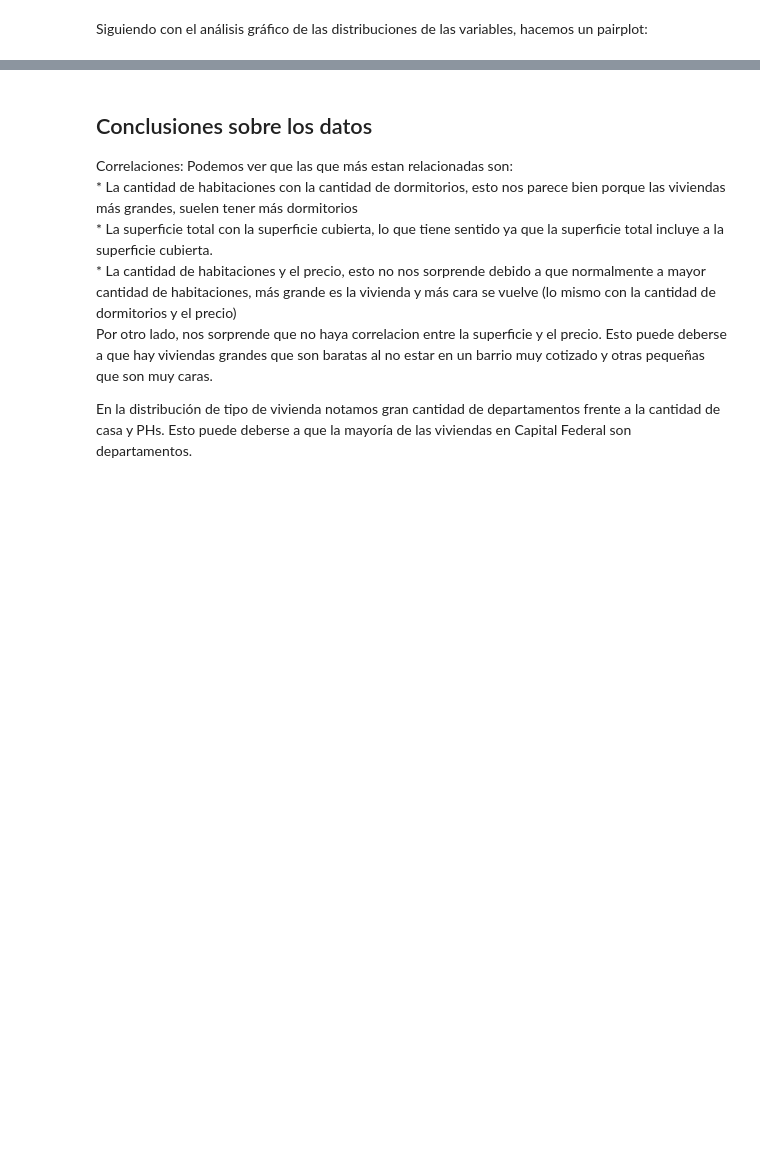
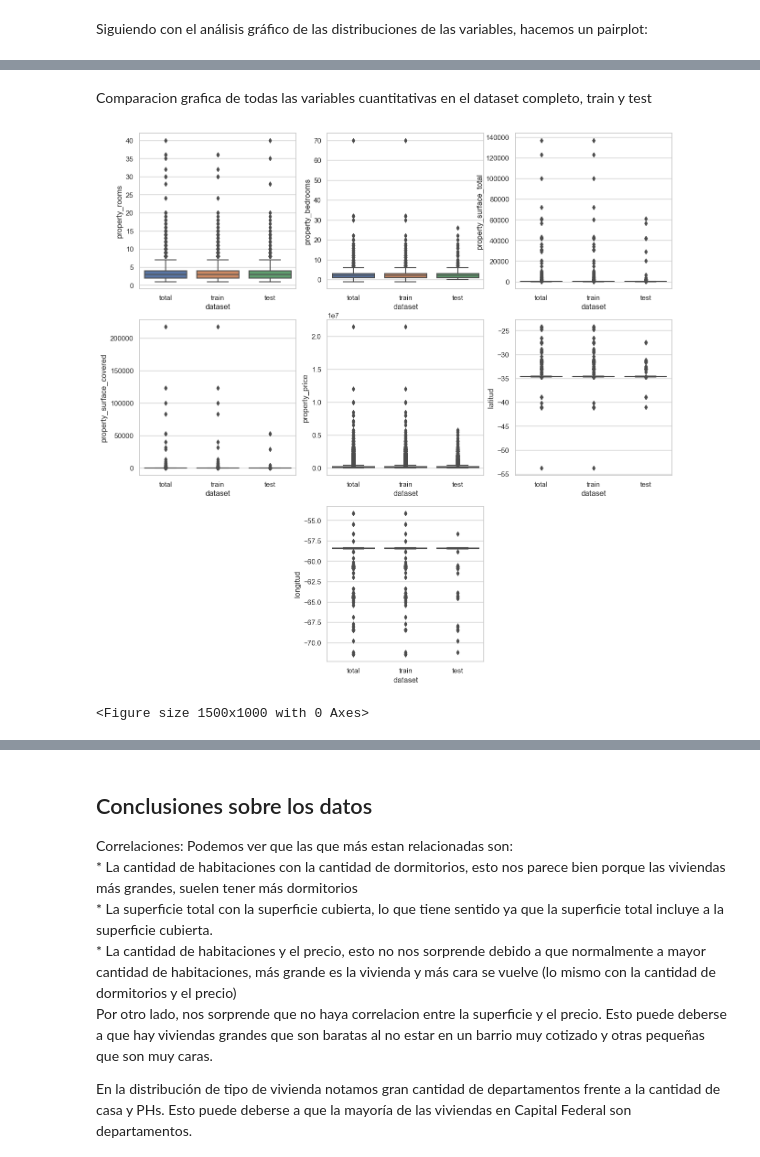
Before and after one commit to franjuarez/7506R-2C2022-GRUPO21, a Jupyter notebook: 7506R_TP1_GRUPO21_ENTREGA.ipynb, the cells around one changed output, grey strips where cells are left out. Cells and saved outputs as stored; diff of their text form; code cells hidden in the pictures; blank space fills up the shorter version.

```diff
--- a/7506R_TP1_GRUPO21_ENTREGA.ipynb
+++ b/7506R_TP1_GRUPO21_ENTREGA.ipynb
@@ -209,3 +221,7 @@ sns.heatmap(ds_propiedades[variables_cuantitativas].corr(),annot=True,cmap="YlGn
 plt.show()
 # %% [output]
 [figure]
+# %%
+#Hacemos una variable a modo de checkpoint del dataset total para no requerir correr todo el codigo de nuevo
+
+ds_propiedades_analisis_exploratorio = ds_propiedades.copy()
@@ -211,0 +232,7 @@ plt.show()
+# %%
+#levantamos el dataset de propiedades ya analizado
+ds_propiedades = ds_propiedades_analisis_exploratorio.copy()
+# %%
+from sklearn.model_selection import train_test_split
+
+ds_propiedades_train, ds_propiedades_test = train_test_split(ds_propiedades, test_size = 0.20, random_state=1)
@@ -211,0 +286,33 @@ plt.show()
+# %% [markdown]
+Comparacion grafica de todas las variables cuantitativas en el dataset completo, train y test
+# %%
+fig, axs = plt.subplots(3, 3, figsize=(15, 15))
+
+datos_cuantitativos = ds_propiedades.copy()[['property_rooms', 'property_bedrooms', 'property_surface_total', 'property_surface_covered', 'property_price', 'latitud', 'longitud']]
+datos_cuantitativos_train = ds_propiedades_train.copy()[['property_rooms', 'property_bedrooms', 'property_surface_total', 'property_surface_covered', 'property_price', 'latitud', 'longitud']]
+datos_cuantitativos_test = ds_propiedades_test.copy()[['property_rooms', 'property_bedrooms', 'property_surface_total', 'property_surface_covered', 'property_price', 'latitud', 'longitud']]
+
+datos_cuantitativos['dataset'] = 'total'
+datos_cuantitativos_train['dataset'] = 'train'
+datos_cuantitativos_test['dataset'] = 'test'
+
+datos_cuantitativos = pd.concat([datos_cuantitativos, datos_cuantitativos_train, datos_cuantitativos_test])
+
+plt.figure(figsize=(15, 10))
+sns.boxplot(data=datos_cuantitativos, x='dataset', y='property_rooms', ax=axs[0, 0])
+sns.boxplot(data=datos_cuantitativos, x='dataset', y='property_bedrooms', ax=axs[0, 1])
+sns.boxplot(data=datos_cuantitativos, x='dataset', y='property_surface_total', ax=axs[0, 2])
+sns.boxplot(data=datos_cuantitativos, x='dataset', y='property_surface_covered', ax=axs[1, 0])
+sns.boxplot(data=datos_cuantitativos, x='dataset', y='property_price', ax=axs[1, 1])
+sns.boxplot(data=datos_cuantitativos, x='dataset', y='latitud', ax=axs[1, 2])
+sns.boxplot(data=datos_cuantitativos, x='dataset', y='longitud', ax=axs[2, 1])
+
+plt.delaxes(axs[2, 0])
+plt.delaxes(axs[2, 2])
+
+# plt.boxplot(x=ds_propiedades_train['property_rooms'])
+
+plt.show()
+# %% [output]
+[figure, added]
+<Figure size 1500x1000 with 0 Axes>
```
Also changed, not shown: parts of 85 cells of this notebook.
